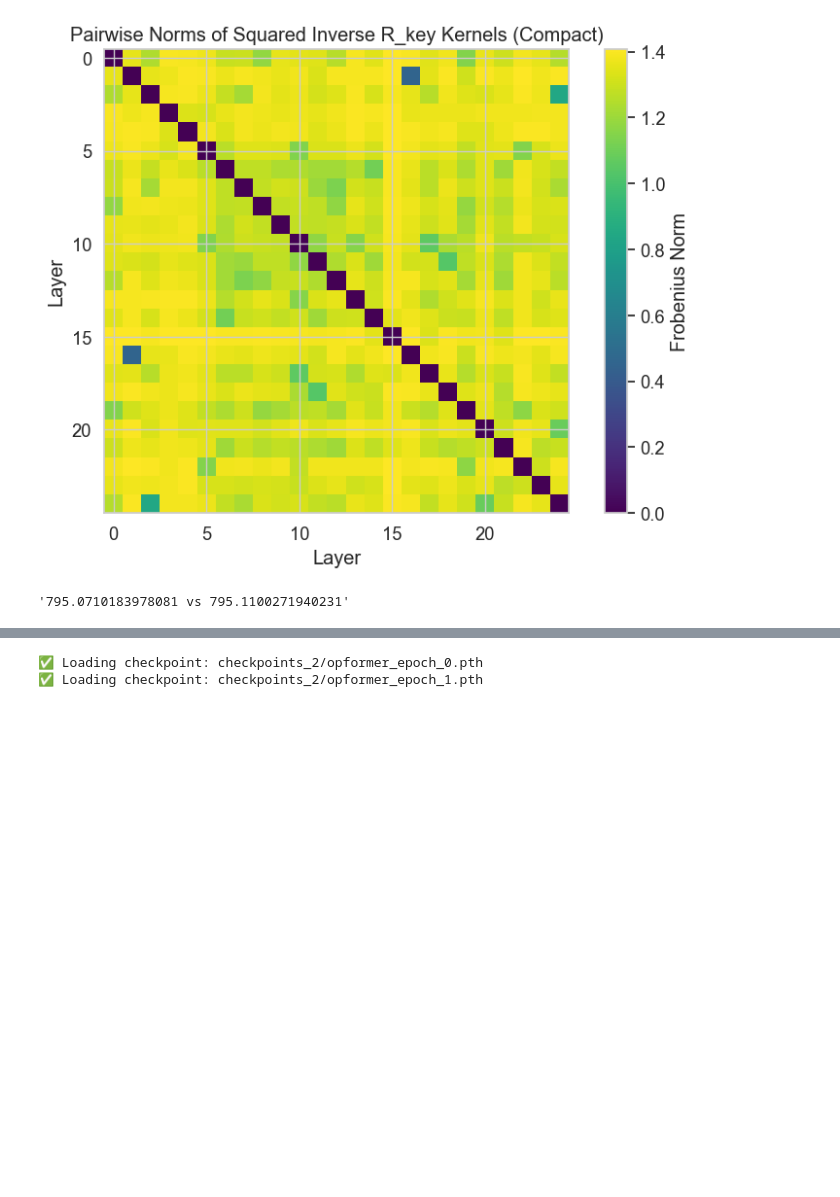
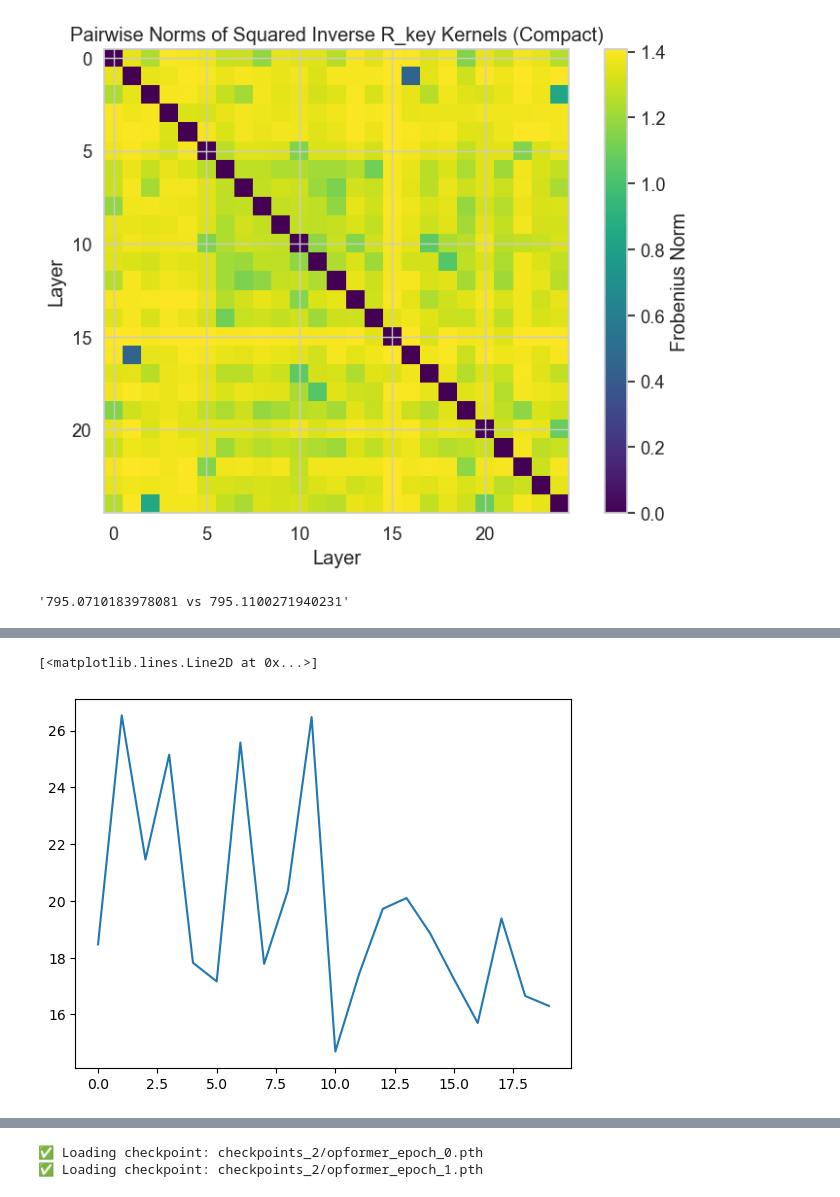
Before and after one commit to yashpatel5400/opicl, a Jupyter notebook: analysis.ipynb, the cells around one changed output, grey strips where cells are left out. Drawn from its saved outputs; the diff is of its cells as text; code cells hidden in the pictures; blank space fills up the shorter version.

```diff
--- a/analysis.ipynb
+++ b/analysis.ipynb
@@ -220,0 +243,5 @@ icl_errors = np.linalg.norm(final_preds_icl + Of_test, axis=(1,2), ord="fro")
+# %%
+plt.plot([18.467148, 26.534744, 21.458593, 25.152594, 17.822399, 17.164341, 25.581741, 17.783001, 20.362659, 26.479553, 14.696182, 17.423059, 19.722174, 20.102255, 18.850328, 17.244465, 15.700935, 19.384104, 16.651241, 16.300676])
+# %% [output]
+[<matplotlib.lines.Line2D at 0x...>]
+[figure, added]
```
Also changed, not shown: parts of 20 cells of this notebook, 4 other files.
